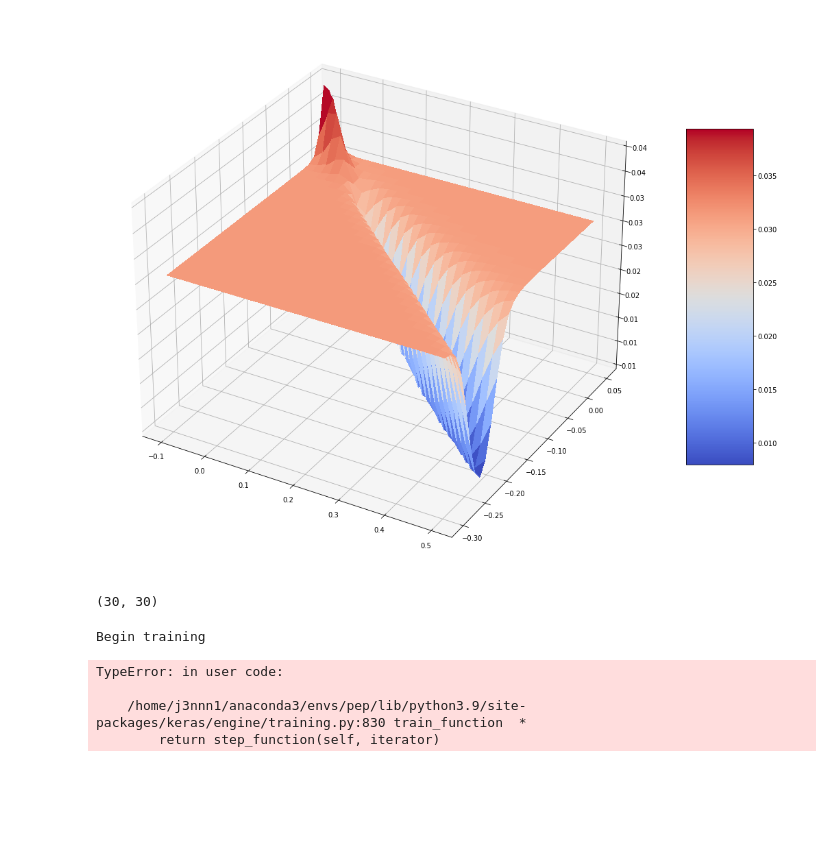
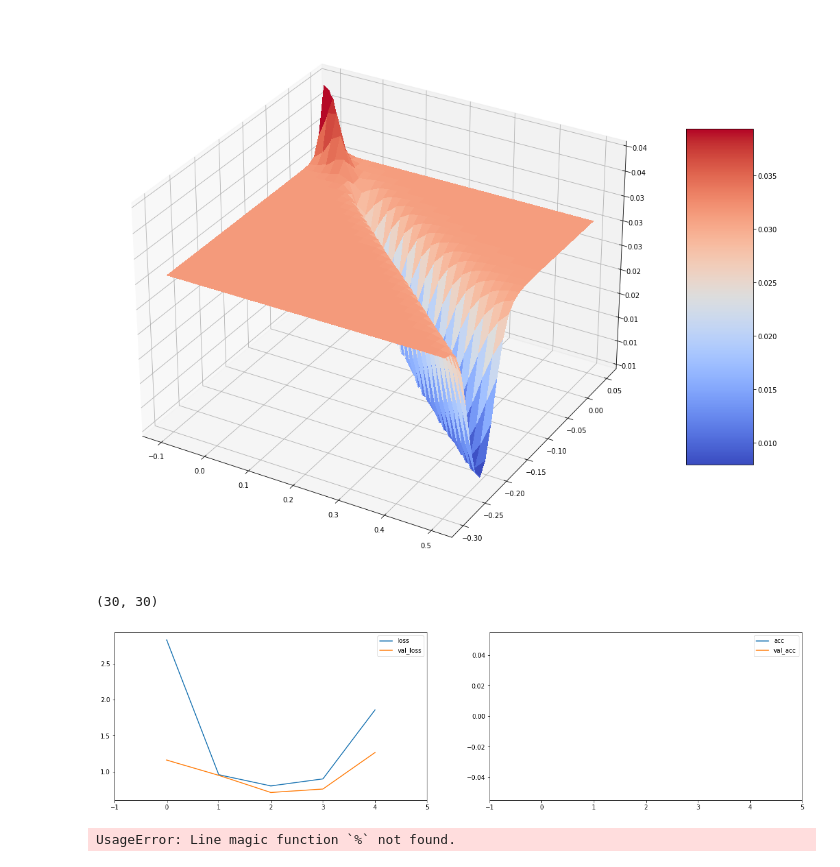
Before and after one commit to j3nnn1/deepLCourse, a Jupyter notebook: lab-machine-learning/02_logisticRegression/logisticregression_0-RL-Teoria.ipynb, the cells around one changed output. Cells and saved outputs as stored; diff of their text form; code cells hidden in the pictures; blank space fills up the shorter version.

```diff
--- a/lab-machine-learning/02_logisticRegression/logisticregression_0-RL-Teoria.ipynb
+++ b/lab-machine-learning/02_logisticRegression/logisticregression_0-RL-Teoria.ipynb
@@ -135,7 +135,10 @@ def show_learning(optimizer='Adam', batch_size=32,epochs=10,filename='movie.mp4'
     X_loss=X_train[0:100,:]
     y_loss=y_train[0:100]
     %matplotlib inline
-    history=model.fit(X_train, y_train, validation_data=[X_test,y_test],
+    # history=model.fit(X_train, y_train, validation_data=[X_test,y_test],
+    #               epochs=epochs,verbose=0, batch_size=batch_size,shuffle = True,
+    #               callbacks=[learning_curve, log_weights])
+    history=model.fit(X_train, y_train, validation_data=(X_test,y_test),
                   epochs=epochs,verbose=0, batch_size=batch_size,shuffle = True,
                   callbacks=[learning_curve, log_weights])
     loss=list()
@@ -160,20 +163,17 @@ def show_learning(optimizer='Adam', batch_size=32,epochs=10,filename='movie.mp4'
 # %%
 lr=1e-4
 momentum=0.99
-nesterov=0.99  # espera un boolean la funcion SGD.?? # tutoria @TODO
-#nesterov=False # espera un boolean la funcion SGD.??
+#nesterov=0.99  # espera un boolean la funcion SGD.?? problemas de versiones de tensorflow. y la API keras
+nesterov=False # espera un boolean la funcion SGD.??
 decay=0
 batch_size=32
 epochs=5
 optimizer=SGD(lr=lr,momentum=momentum, nesterov=nesterov,decay=decay)
 show_learning(optimizer=optimizer,
               batch_size=batch_size,
               epochs=epochs,
               filename='sgd-{}-{}-{}-{}-{}-{}.mp4'.format(lr,momentum,nesterov,decay,batch_size,epochs))
 # %% [output]
+[figure, added]
-Begin training
+UsageError: Line magic function `%` not found.
-TypeError: in user code:
-
-    /home/j3nnn1/anaconda3/envs/pep/lib/python3.9/site-packages/keras/engine/training.py:830 train_function  *
-        return step_function(self, iterator)
 # %%
```
Also changed, not shown: parts of 5 cells of this notebook, 16 other files.
